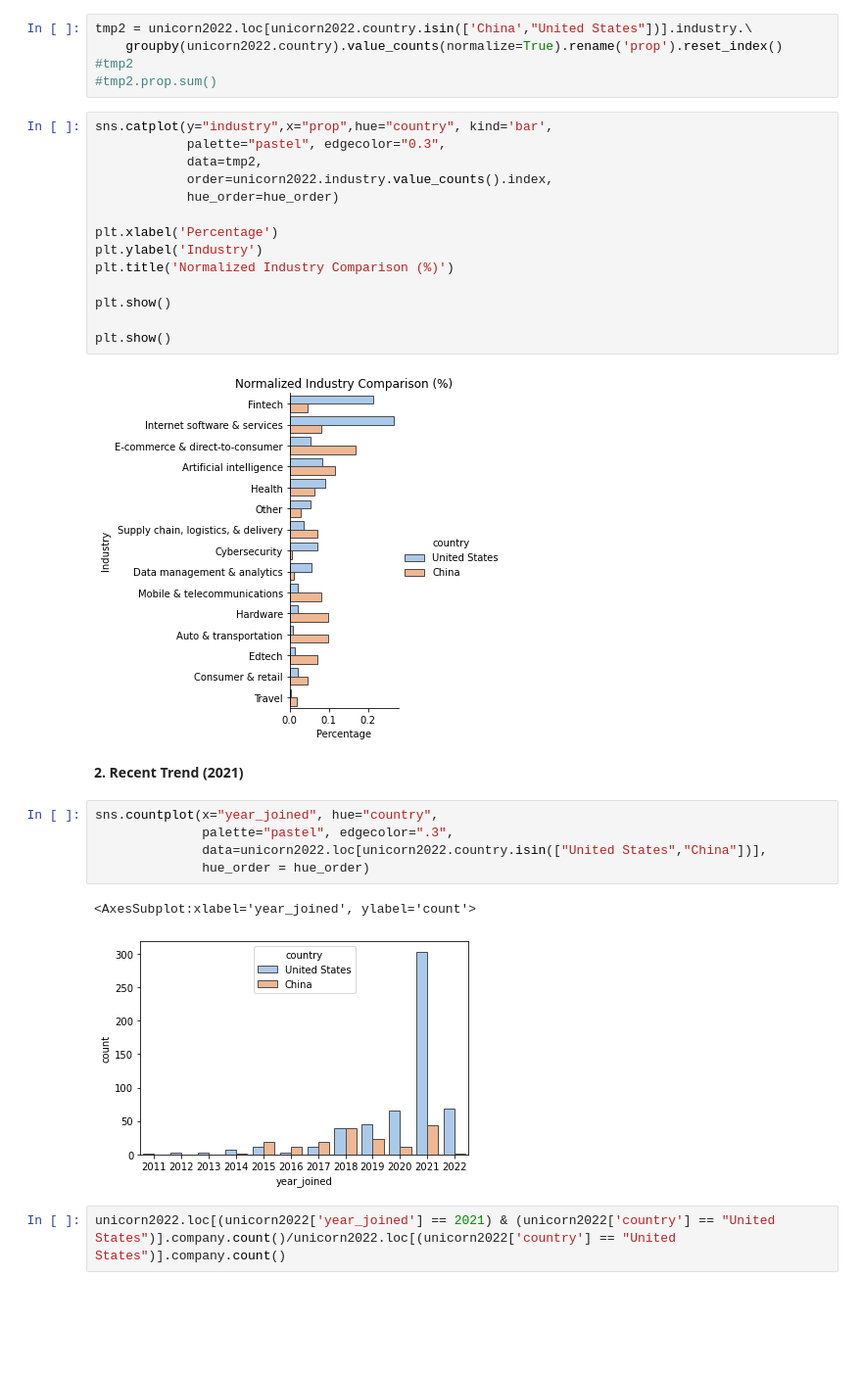
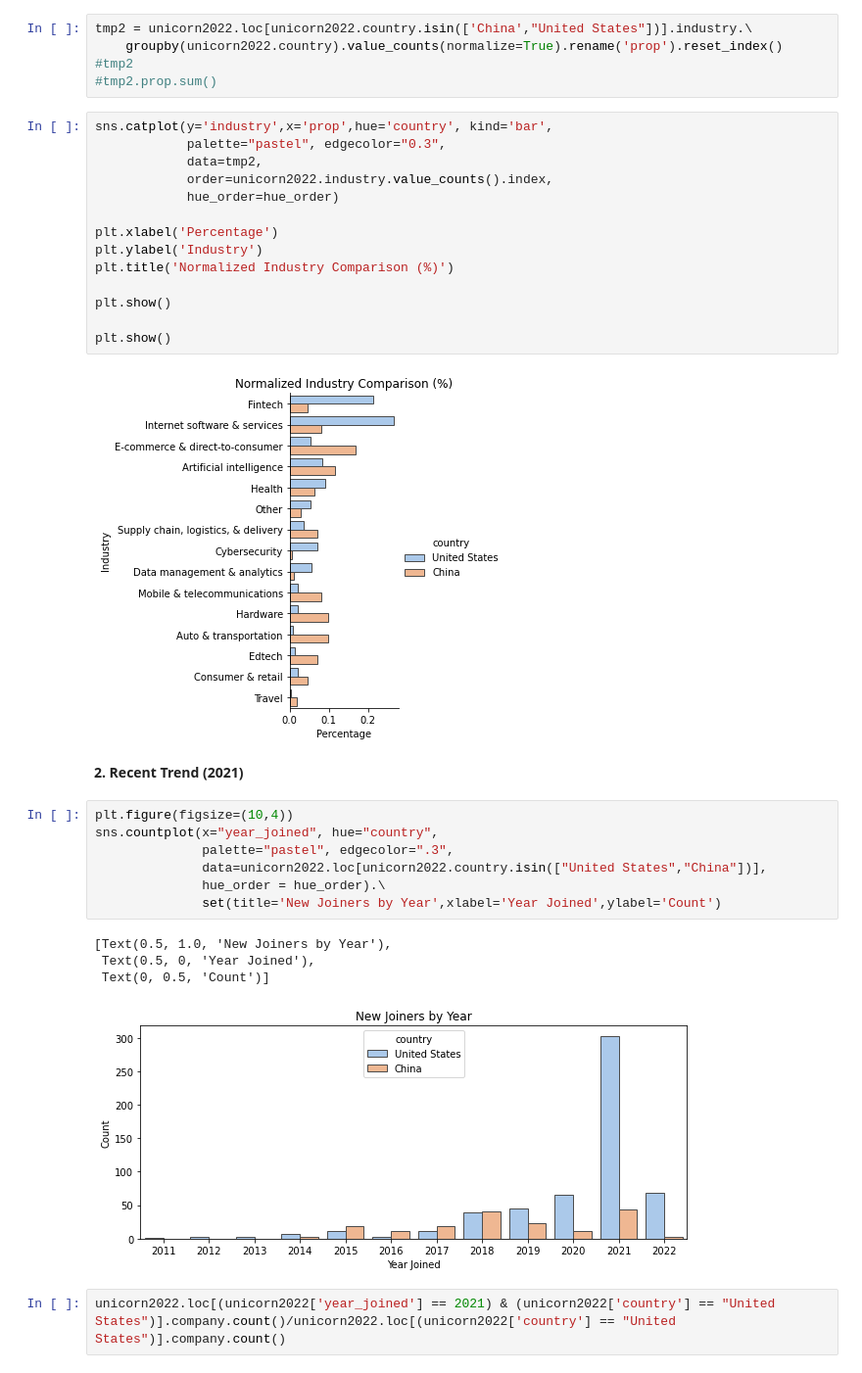
Before and after one commit to mxwwang/project1, a Jupyter notebook: project_python_data_analysis.ipynb, the cells around one changed output. Shown at 98% size. Drawn from its saved outputs; the diff is of its cells as text; blank space fills up the shorter version.

```diff
--- a/project_python_data_analysis.ipynb
+++ b/project_python_data_analysis.ipynb
@@ -1187,7 +1247,7 @@ tmp2 = unicorn2022.loc[unicorn2022.country.isin(['China',"United States"])].indu
 #tmp2
 #tmp2.prop.sum()
 # %%
-sns.catplot(y="industry",x="prop",hue="country", kind='bar',
+sns.catplot(y='industry',x='prop',hue='country', kind='bar',
             palette="pastel", edgecolor="0.3",
             data=tmp2,
             order=unicorn2022.industry.value_counts().index,
@@ -1205,13 +1265,17 @@ plt.show()
 # %% [markdown]
 **2. Recent Trend (2021)**
 # %%
+plt.figure(figsize=(10,4))
 sns.countplot(x="year_joined", hue="country",
               palette="pastel", edgecolor=".3",
               data=unicorn2022.loc[unicorn2022.country.isin(["United States","China"])],
-              hue_order = hue_order)
+              hue_order = hue_order).\
+              set(title='New Joiners by Year',xlabel='Year Joined',ylabel='Count')
 # %% [output]
-<AxesSubplot:xlabel='year_joined', ylabel='count'>
+[Text(0.5, 1.0, 'New Joiners by Year'),
+ Text(0.5, 0, 'Year Joined'),
+ Text(0, 0.5, 'Count')]
-[figure, old version]
+[figure, new version]
 # %%
 unicorn2022.loc[(unicorn2022['year_joined'] == 2021) & (unicorn2022['country'] == "United States")].company.count()/unicorn2022.loc[(unicorn2022['country'] == "United States")].company.count()
 # %% [output]
```
Also changed, not shown: parts of 25 cells of this notebook.
